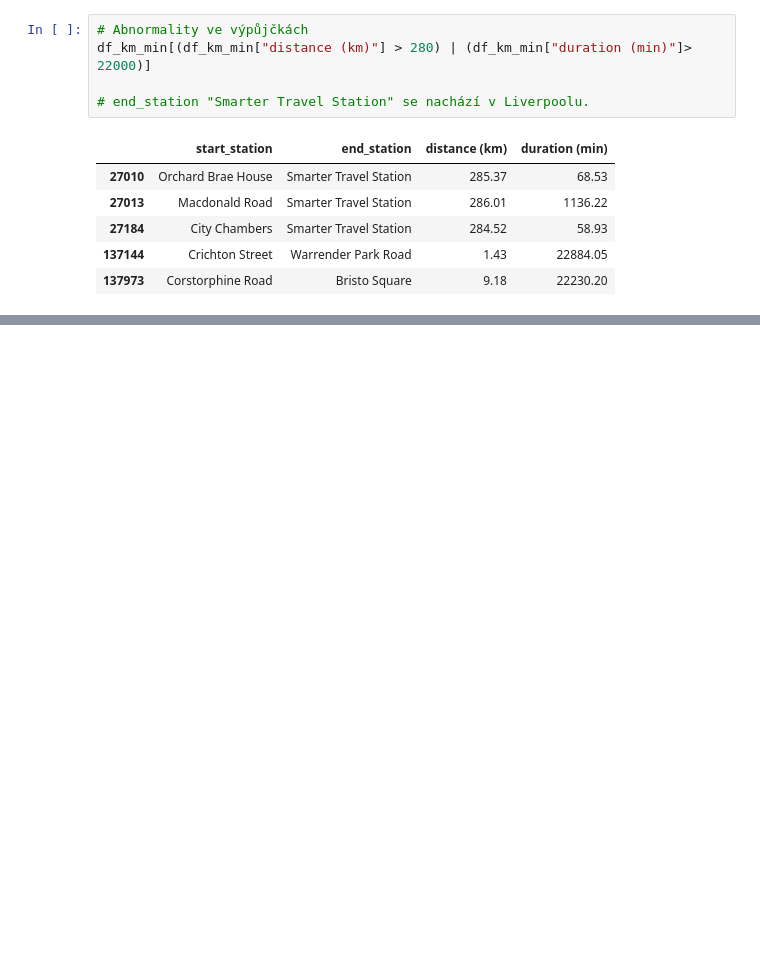
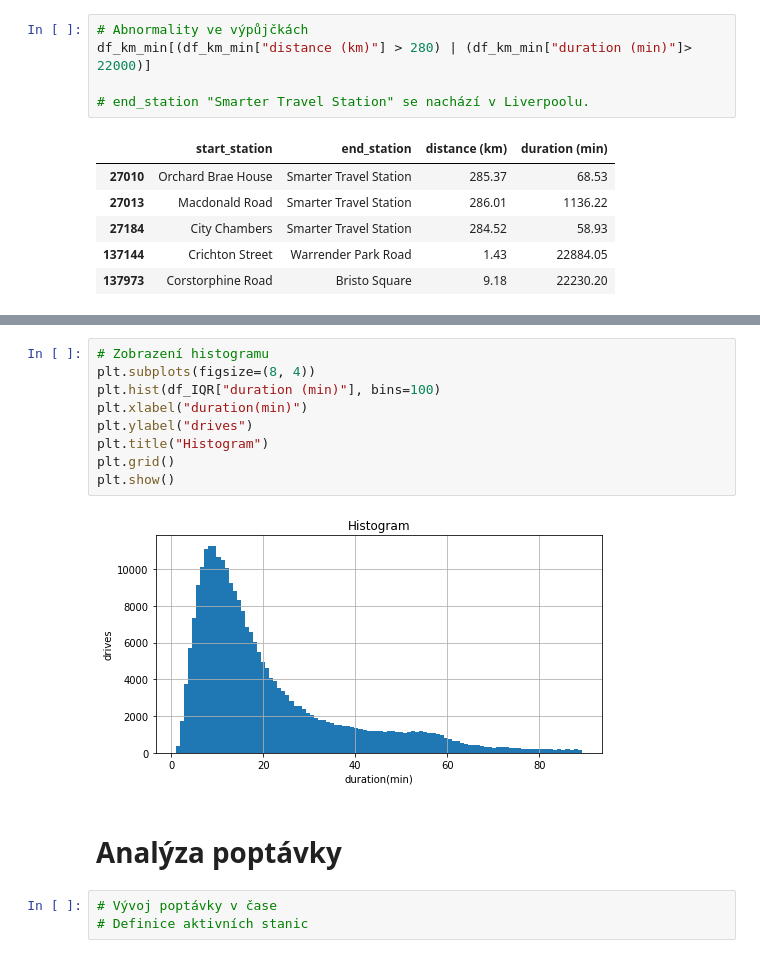
Before and after one commit to lenmal/Datova_akademie, a Jupyter notebook: Projekt_Python.ipynb, the cells around one changed output, grey strips where cells are left out. Drawn from its saved outputs; the diff is of its cells as text; blank space fills up the shorter version.

```diff
--- a/Projekt_Python.ipynb
+++ b/Projekt_Python.ipynb
@@ -429,0 +491,16 @@ df_IQR
+# %%
+# Zobrazení histogramu
+plt.subplots(figsize=(8, 4))
+plt.hist(df_IQR["duration (min)"], bins=100)
+plt.xlabel("duration(min)")
+plt.ylabel("drives")
+plt.title("Histogram")
+plt.grid()
+plt.show()
+# %% [output]
+[figure, added]
+# %% [markdown]
+# **Analýza poptávky**
+# %%
+# Vývoj poptávky v čase
+# Definice aktivních stanic
```
Also changed, not shown: parts of 9 cells of this notebook.
